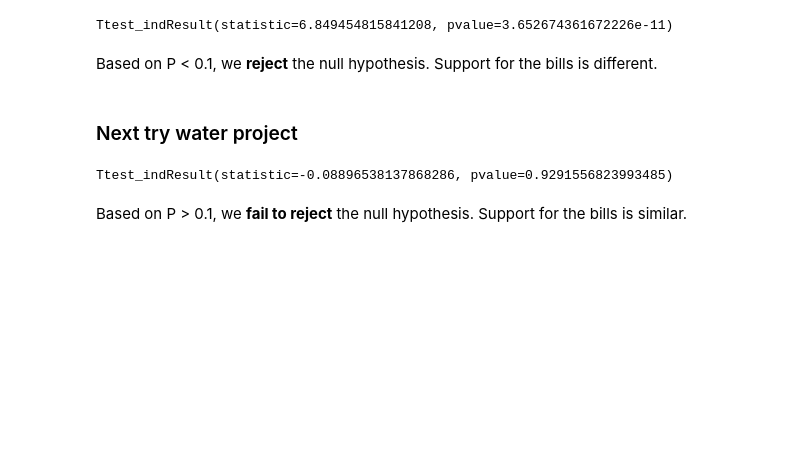
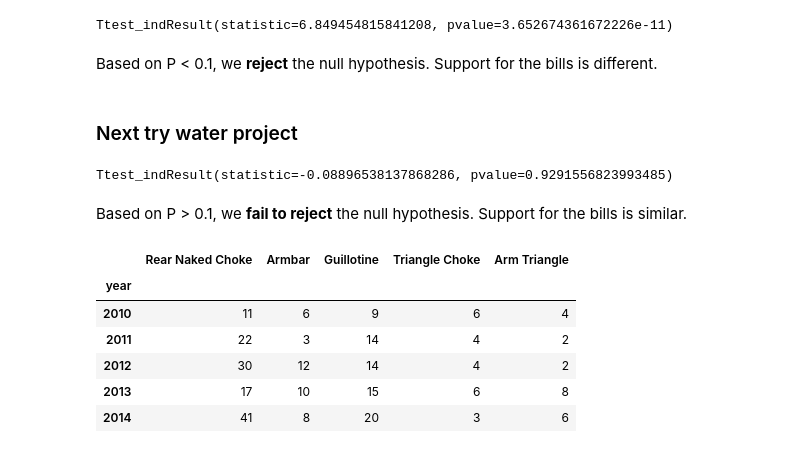
Before and after one commit to ekoly/DS-Unit-1-Sprint-2-Statistics, a Jupyter notebook: module1/LS_DS_121_Statistics_Probability_Assignment.ipynb, the cells around one changed output. Saved outputs shown, nothing was run; the diff lists cells and outputs as text; code cells hidden in the pictures; blank space fills up the shorter version.

```diff
--- a/module1/LS_DS_121_Statistics_Probability_Assignment.ipynb
+++ b/module1/LS_DS_121_Statistics_Probability_Assignment.ipynb
@@ -217,3 +217,14 @@ comp.test("water-project")
 Ttest_indResult(statistic=-0.08896538137868286, pvalue=0.9291556823993485)
 # %% [markdown]
 Based on P > 0.1, we **fail to reject** the null hypothesis. Support for the bills is similar.
+# %%
+df = pd.read_csv("ufc_submission_stats.csv", index_col="year")
+df.head()
+# %% [output]
+|  | Rear Naked Choke | Armbar | Guillotine | Triangle Choke | Arm Triangle |
+| year |  |  |  |  |  |
+| 2010 | 11 | 6 | 9 | 6 | 4 |
+| 2011 | 22 | 3 | 14 | 4 | 2 |
+| 2012 | 30 | 12 | 14 | 4 | 2 |
+| 2013 | 17 | 10 | 15 | 6 | 8 |
+| 2014 | 41 | 8 | 20 | 3 | 6 |
```
Also changed, not shown: parts of 10 cells of this notebook.
